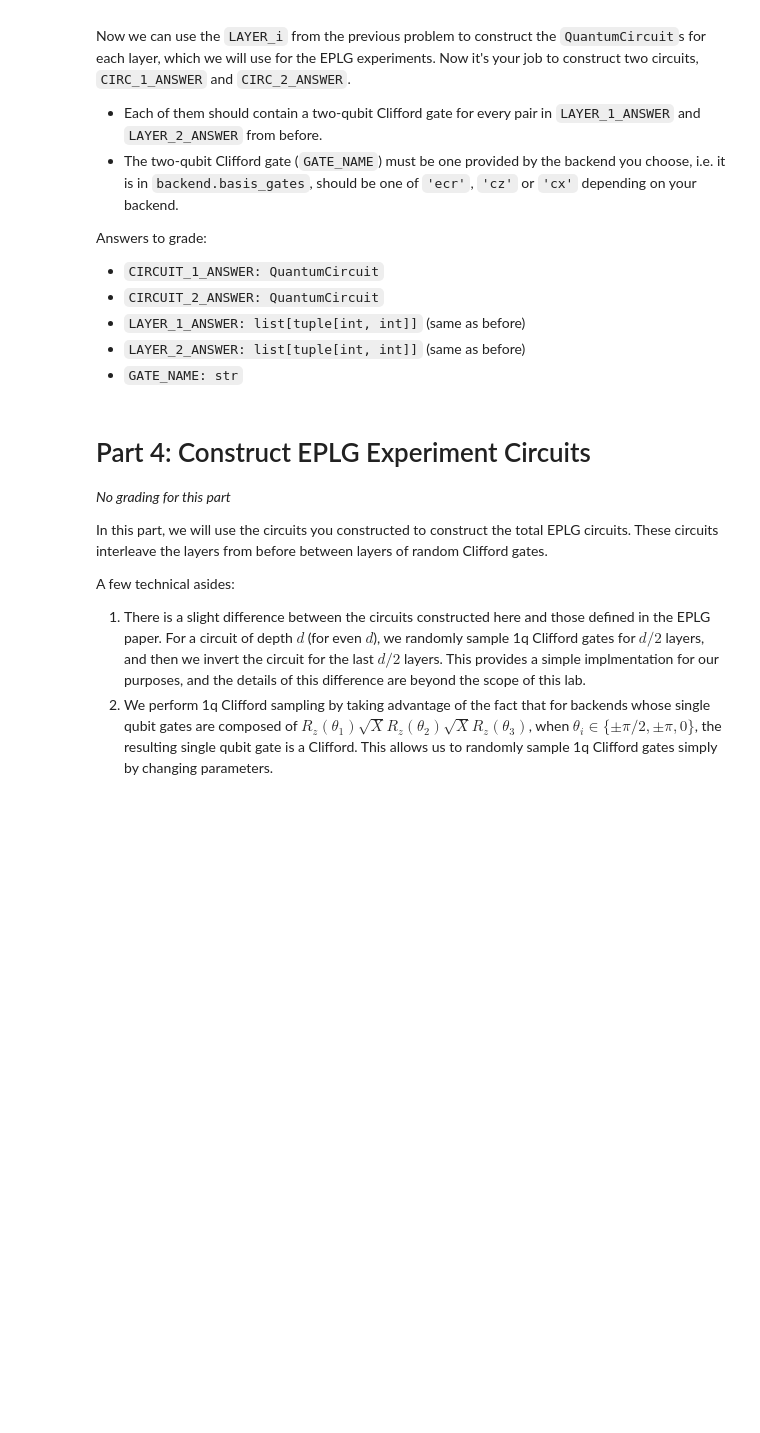
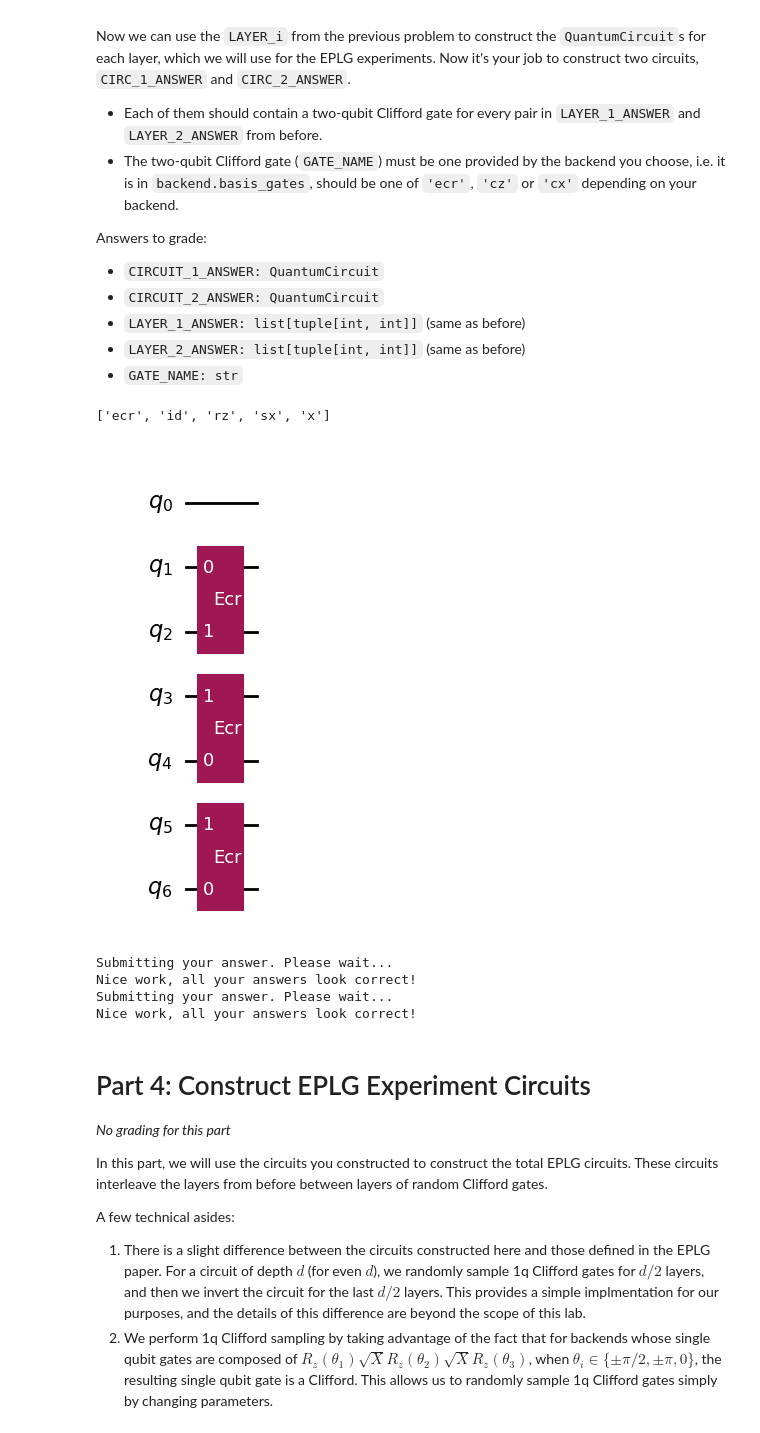
Before and after one commit to dedemilano/QGSS24, a Jupyter notebook: lab2.ipynb, the cells around one changed output. Drawn from its saved outputs; the diff is of its cells as text; code cells hidden in the pictures; blank space fills up the shorter version.

```diff
--- a/lab2.ipynb
+++ b/lab2.ipynb
@@ -129,15 +129,33 @@ Answers to grade:
 # %%
 # part 2: define disjoint layers from a 1D chain
 
 ### Your code goes here ###
+print(BACKEND.basis_gates)
 
-# CIRC_1_ANSWER =
-# CIRC_2_ANSWER =
+from qiskit import QuantumCircuit , QuantumRegister
+
+GATE_NAME = 'ecr'
+
+CIRC_1_ANSWER = QuantumCircuit(7)
+CIRC_2_ANSWER = QuantumCircuit(7)
+for el in LAYER_1_ANSWER:
+    CIRC_1_ANSWER.ecr(el[0], el[1])
+
+for el in LAYER_2_ANSWER:
+    CIRC_2_ANSWER.ecr(el[0], el[1])
+# %% [output]
+['ecr', 'id', 'rz', 'sx', 'x']
+[figure, added]
 # %%
 # grade part 3
 from qc_grader.challenges.qgss_2024 import grade_lab2_ex3
 grade_lab2_ex3(CIRC_1_ANSWER, LAYER_1_ANSWER, GATE_NAME, BACKEND)
 grade_lab2_ex3(CIRC_2_ANSWER, LAYER_2_ANSWER, GATE_NAME, BACKEND)
+# %% [output]
+Submitting your answer. Please wait...
+Nice work, all your answers look correct!
+Submitting your answer. Please wait...
+Nice work, all your answers look correct!
 # %% [markdown]
 # Part 4: Construct EPLG Experiment Circuits
 
```
